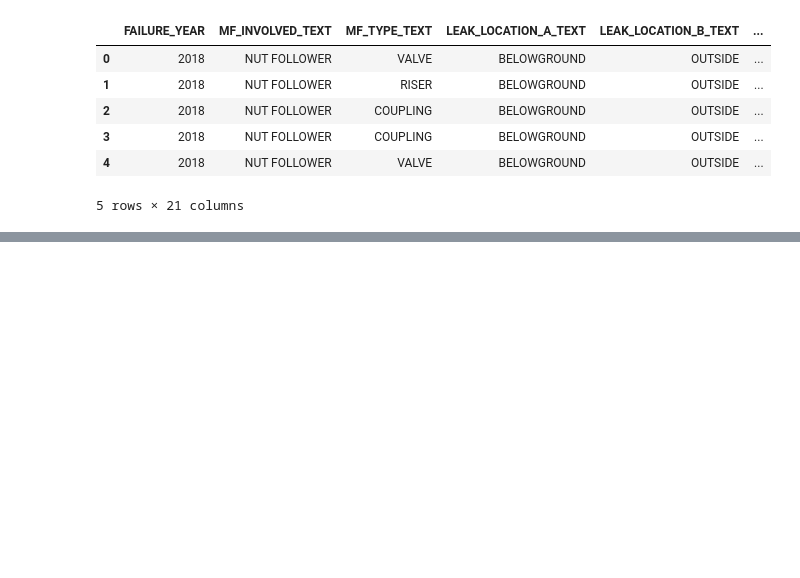
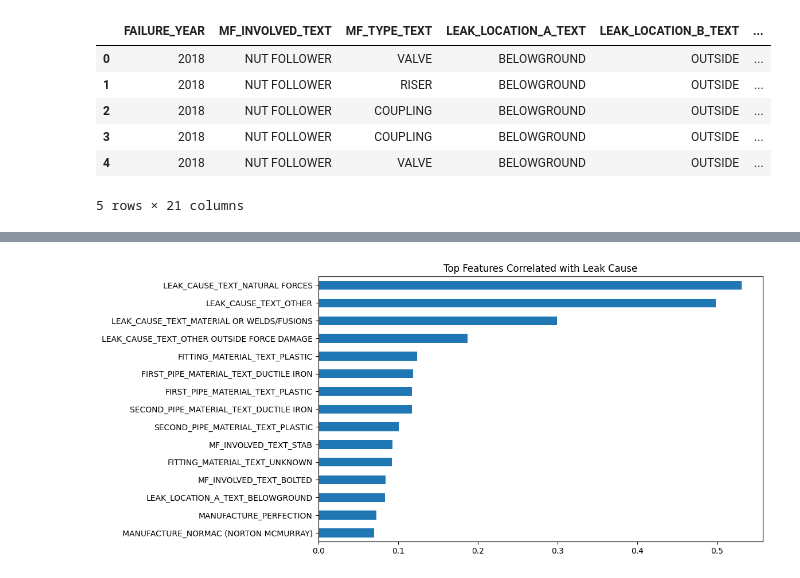
Before and after one commit to YesithW/Milling_PredictiveMaintenance, a Jupyter notebook: Mechanical_Fitting_Failure.ipynb, the cells around one changed output, grey strips where cells are left out. Saved outputs shown, nothing was run; the diff lists cells and outputs as text; code cells hidden in the pictures; blank space fills up the shorter version.

```diff
--- a/Mechanical_Fitting_Failure.ipynb
+++ b/Mechanical_Fitting_Failure.ipynb
@@ -391,0 +535,8 @@ display(df.head())
+# %%
+from sklearn.preprocessing import LabelEncoder
+
+le = LabelEncoder()
+df_encoded['LEAK_CAUSE_ENCODED'] = le.fit_transform(df['LEAK_CAUSE_TEXT'])
+# %%
+target_corr = df_encoded.corr()['LEAK_CAUSE_ENCODED'].drop('LEAK_CAUSE_ENCODED').sort_values(ascending=False)
+print(target_corr.head(15))  # Top predictors
@@ -391,0 +560,8 @@ display(df.head())
+# %%
+import matplotlib.pyplot as plt
+
+target_corr.head(15).plot(kind='barh', figsize=(10,6), title='Top Features Correlated with Leak Cause')
+plt.gca().invert_yaxis()
+plt.show()
+# %% [output]
+[figure, added]
```
Also changed, not shown: parts of 21 cells of this notebook.
